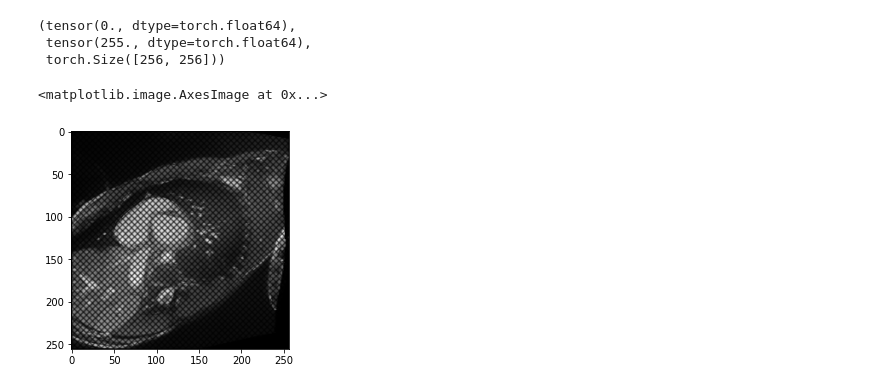
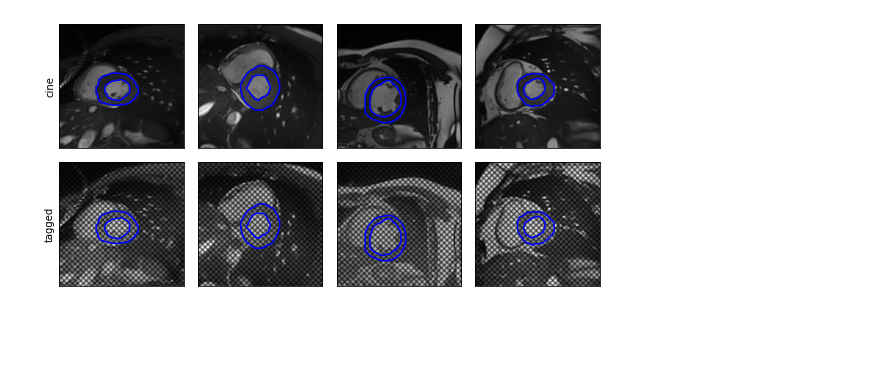
Before and after one commit to arnauddhaene/tagseg, a Jupyter notebook: notebooks/cine-to-tag-w-physics.ipynb, the cells around one changed output. Cells and saved outputs as stored; diff of their text form; code cells hidden in the pictures; blank space fills up the shorter version.

```diff
--- a/notebooks/cine-to-tag-w-physics.ipynb
+++ b/notebooks/cine-to-tag-w-physics.ipynb
@@ -20,19 +19,7 @@ torch.Size([256, 256])
+# %%
+examples, labels = dataset.tensors
 # %%
 tagger = SimulateTags(
     label=dataset[0][1],
     myo_index=1
 )
-# %%
-m, M = eg.min(), eg.max()
-egg = ((eg - eg.min()) / (eg.max() - eg.min())) * 255
-
-egg.min(), egg.max(), egg.shape
-# %% [output]
-(tensor(0., dtype=torch.float64),
- tensor(255., dtype=torch.float64),
- torch.Size([256, 256]))
-# %%
-plt.imshow(tagger(egg), cmap='gray')
-# %% [output]
-<matplotlib.image.AxesImage at 0x...>
-[figure, removed]
@@ -46,0 +26,35 @@ tagged = prepare_input(dataset, transformation_params)
+# %%
+def tag(image: torch.tensor) -> torch.tensor:
+    return tagger(((image - image.min()) / (image.max() - image.min())) * 255)
+# %%
+fig, ax = plt.subplots(2, 4, figsize=(8, 4))
+
+for n, i in enumerate([12, 171, 1076, 75]):
+
+    contours = skm.measure.find_contours(labels[i].numpy())
+
+    ax[0, n].imshow(examples[i, 0], cmap='gray')
+    ax[1, n].imshow(tag(examples[i, 0]), cmap='gray')
+
+    for row in range(2):
+        ax[row, n].get_xaxis().set_ticks([])
+        ax[row, n].get_yaxis().set_ticks([])
+
+        for contour in contours:
+            ax[row, n].plot(*contour[:, ::-1].T, c='b')
+
+    cx, cy = contours[1].mean(axis=0)
+    padding = 80
+
+    for x in ax:
+        x[n].set_xlim(cx - padding, cx + padding)
+        x[n].set_ylim(cy + padding, cy - padding)
+
+    ax[0, 0].set_ylabel('cine')
+    ax[1, 0].set_ylabel('tagged')
+
+plt.tight_layout()
+plt.savefig('../../figures/cine2tag-physics.pdf', dpi=300, bbox_inches='tight')
+plt.show()
+# %% [output]
+[figure, added]
```
Also changed, not shown: parts of 3 cells of this notebook, 10 other files.
